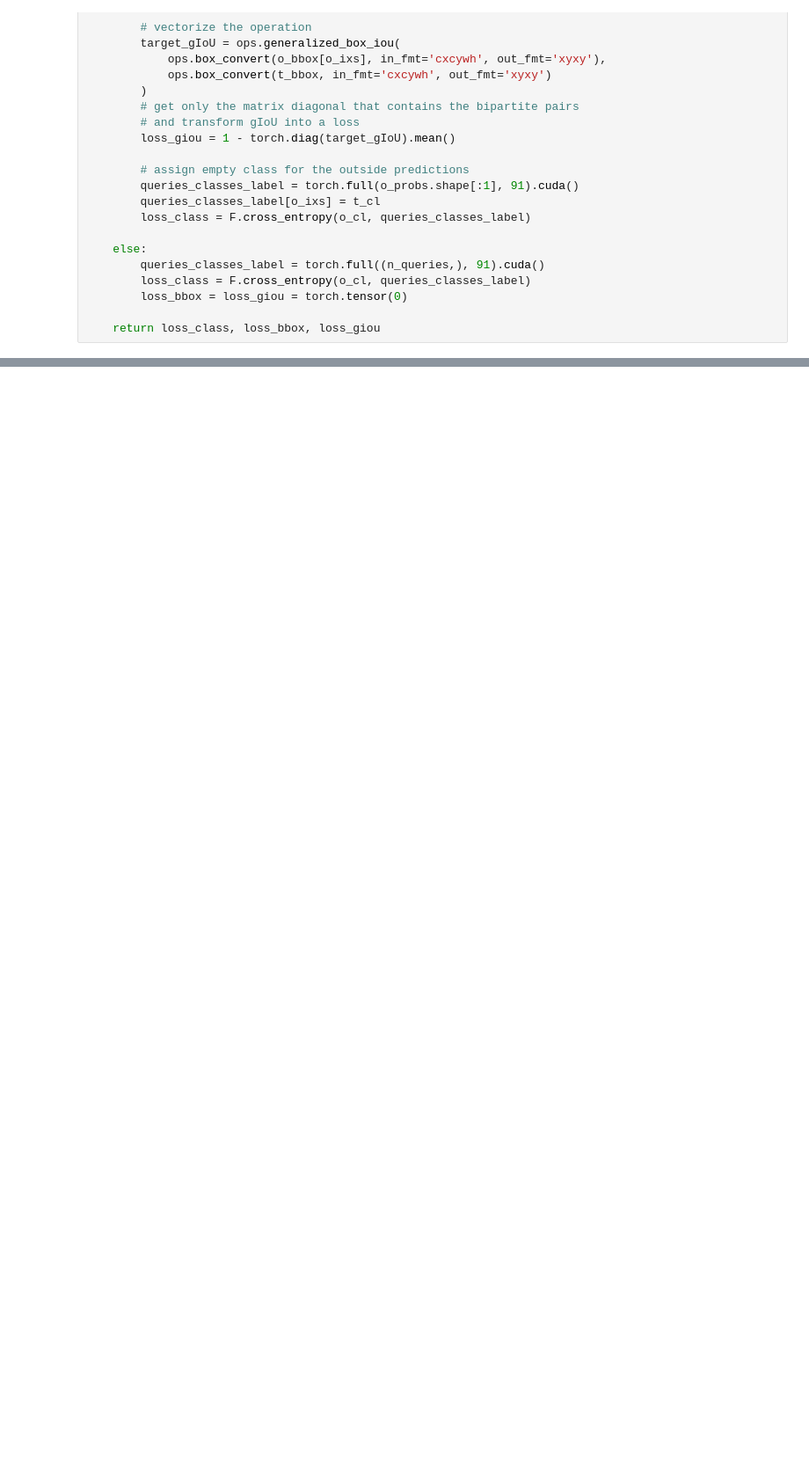
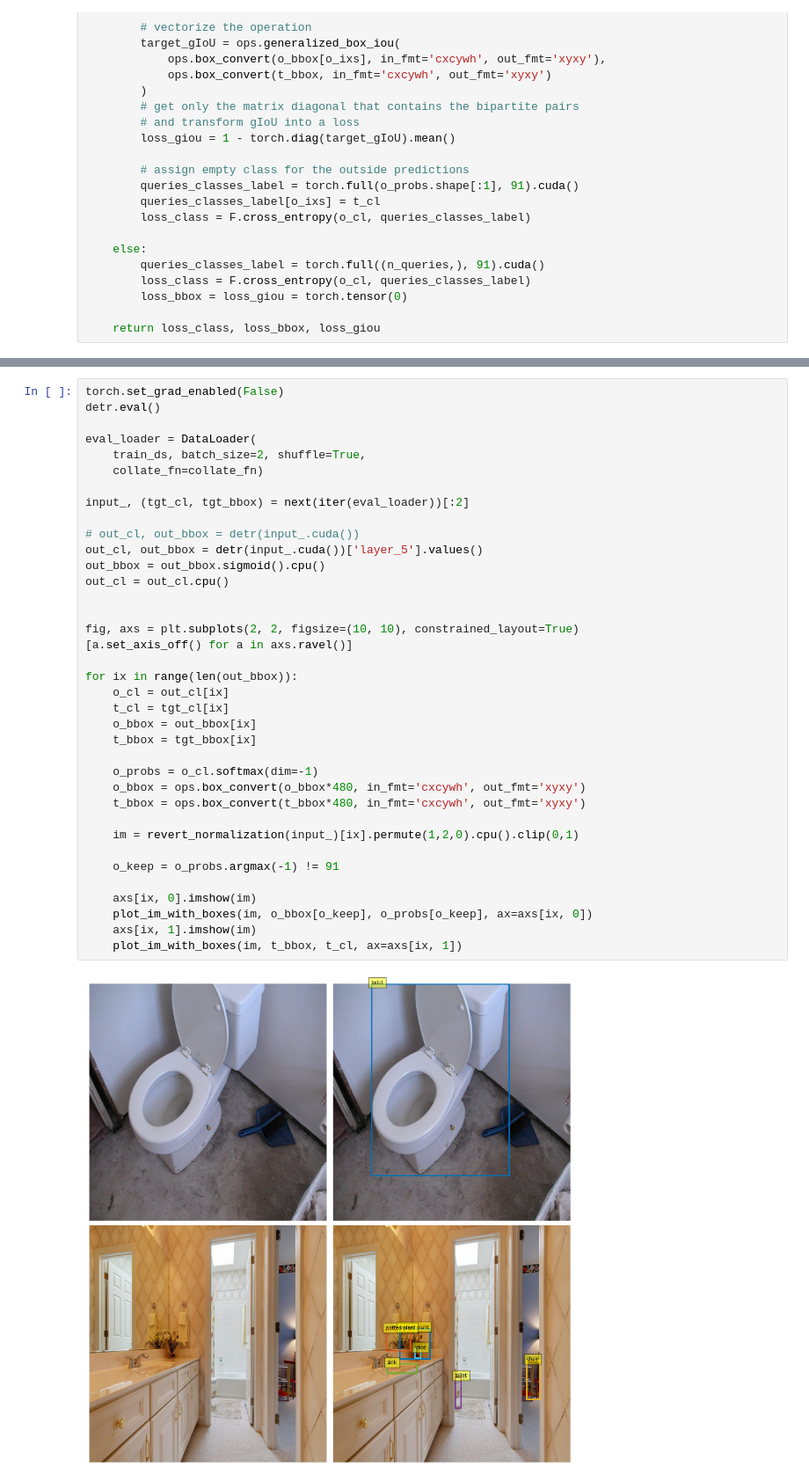
Before and after one commit to G0nkly/pytorch_sandbox, a Jupyter notebook: vits/detection/DETR.ipynb, the cells around one changed output, grey strips where cells are left out. Shown at 88% size. Saved outputs shown, nothing was run; the diff lists cells and outputs as text; blank space fills up the shorter version.

```diff
--- a/vits/detection/DETR.ipynb
+++ b/vits/detection/DETR.ipynb
@@ -750,0 +813,39 @@ while iters <= niters:
+# %%
+torch.set_grad_enabled(False)
+detr.eval()
+
+eval_loader = DataLoader(
+    train_ds, batch_size=2, shuffle=True,
+    collate_fn=collate_fn)
+
+input_, (tgt_cl, tgt_bbox) = next(iter(eval_loader))[:2]
+
+# out_cl, out_bbox = detr(input_.cuda())
+out_cl, out_bbox = detr(input_.cuda())['layer_5'].values()
+out_bbox = out_bbox.sigmoid().cpu()
+out_cl = out_cl.cpu()
+
+
+fig, axs = plt.subplots(2, 2, figsize=(10, 10), constrained_layout=True)
+[a.set_axis_off() for a in axs.ravel()]
+
+for ix in range(len(out_bbox)):
+    o_cl = out_cl[ix]
+    t_cl = tgt_cl[ix]
+    o_bbox = out_bbox[ix]
+    t_bbox = tgt_bbox[ix]
+
+    o_probs = o_cl.softmax(dim=-1)
+    o_bbox = ops.box_convert(o_bbox*480, in_fmt='cxcywh', out_fmt='xyxy')
+    t_bbox = ops.box_convert(t_bbox*480, in_fmt='cxcywh', out_fmt='xyxy')
+
+    im = revert_normalization(input_)[ix].permute(1,2,0).cpu().clip(0,1)
+
+    o_keep = o_probs.argmax(-1) != 91
+
+    axs[ix, 0].imshow(im)
+    plot_im_with_boxes(im, o_bbox[o_keep], o_probs[o_keep], ax=axs[ix, 0])
+    axs[ix, 1].imshow(im)
+    plot_im_with_boxes(im, t_bbox, t_cl, ax=axs[ix, 1])
+# %% [output]
+[figure, added]
```
Also changed, not shown: parts of 15 cells of this notebook.
